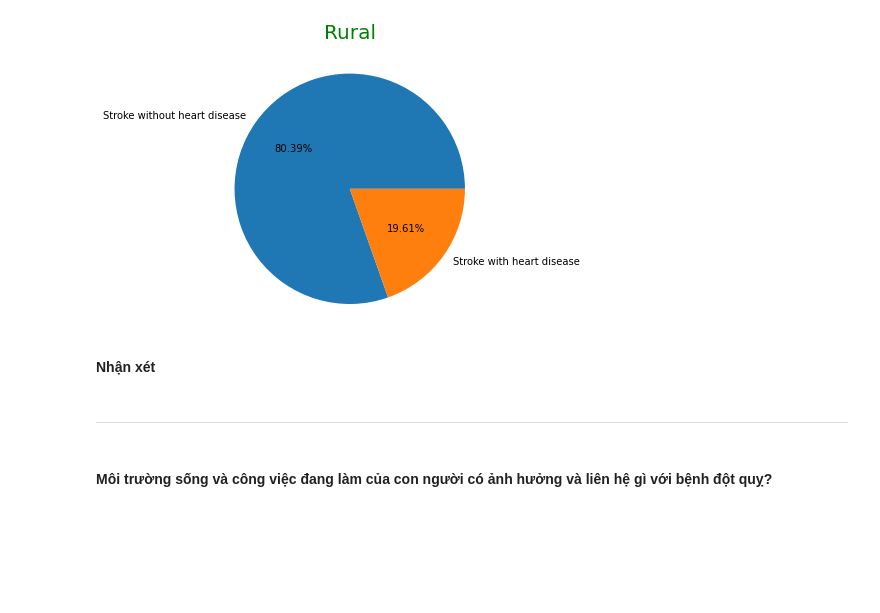
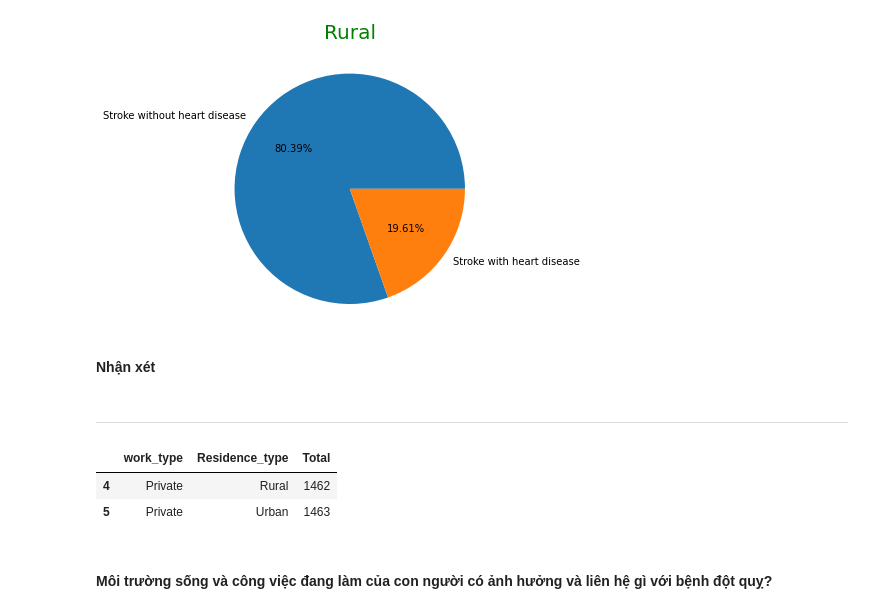
Before and after one commit to luthevy/LTKHDL_Final, a Jupyter notebook: vỹ.ipynb, the cells around one changed output. Drawn from its saved outputs; the diff is of its cells as text; code cells hidden in the pictures; blank space fills up the shorter version.

```diff
--- a/vỹ.ipynb
+++ b/vỹ.ipynb
@@ -446,6 +447,15 @@ plt.show()
 **Nhận xét**
 # %% [markdown]
 ___
+# %%
+count_series = hcs_df.groupby(['work_type', 'Residence_type']).size()
+new_df = count_series.to_frame(name = 'Total').reset_index()
+private_new_df = new_df[new_df['work_type'] == 'Private']
+private_new_df
+# %% [output]
+|  | work_type | Residence_type | Total |
+| 4 | Private | Rural | 1462 |
+| 5 | Private | Urban | 1463 |
 # %% [markdown]
 #### Môi trường sống và công việc đang làm của con người có ảnh hưởng và liên hệ gì với bệnh đột quỵ?
 # %%
```
Also changed, not shown: parts of 11 cells of this notebook.
